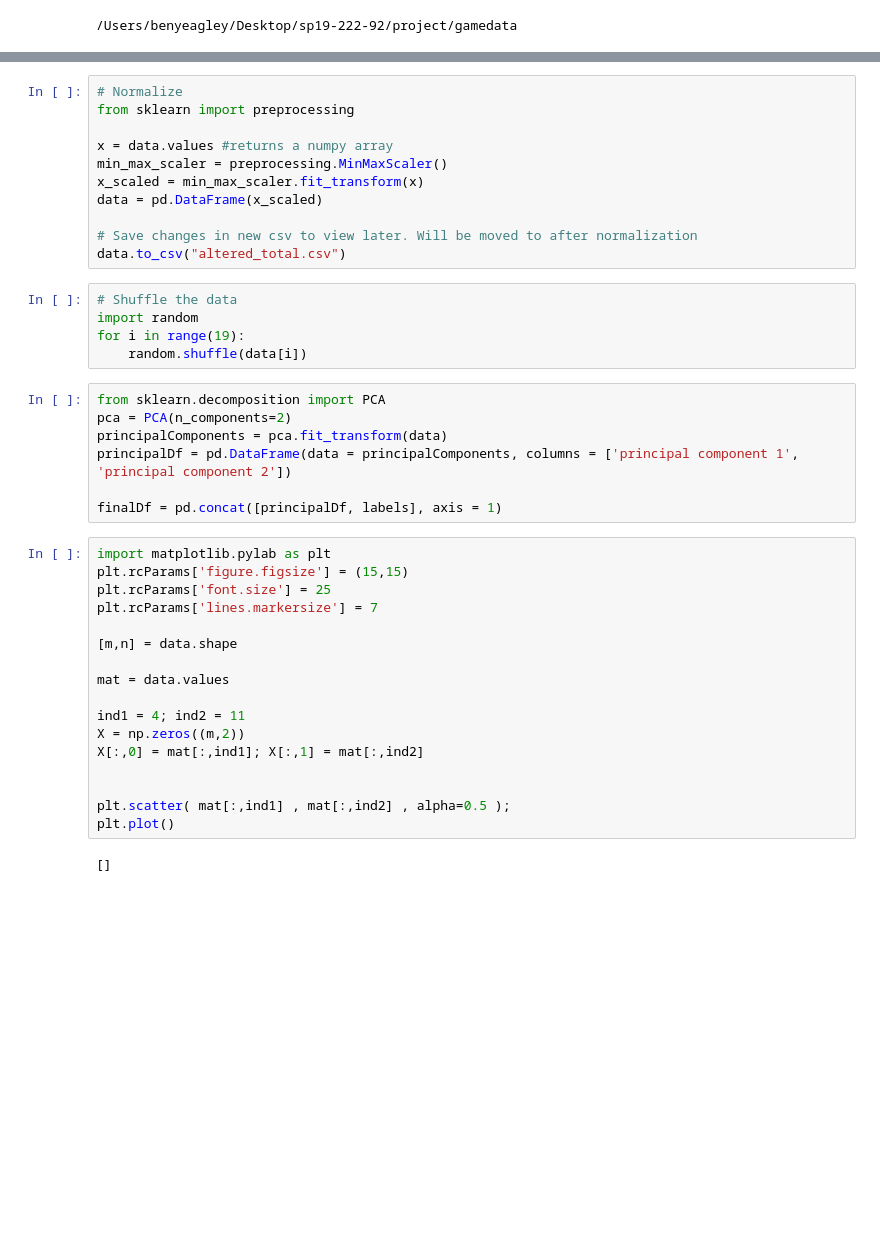
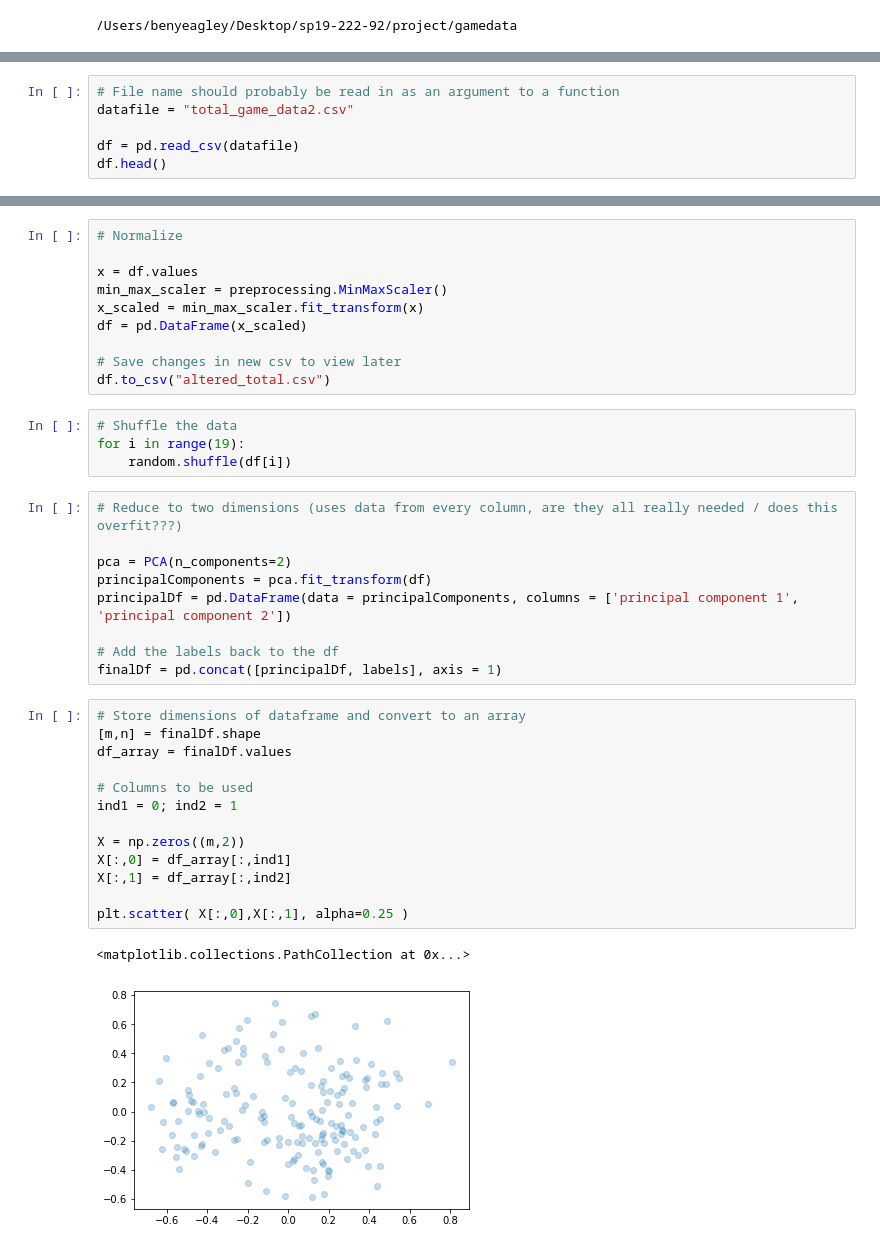
Before and after one commit to cloudmesh-community/sp19-222-92, a Jupyter notebook: project/csv_adjustment.ipynb, the cells around one changed output, grey strips where cells are left out. Saved outputs shown, nothing was run; the diff lists cells and outputs as text; blank space fills up the shorter version.

```diff
--- a/project/csv_adjustment.ipynb
+++ b/project/csv_adjustment.ipynb
@@ -18,0 +21,6 @@ data.head()
+# %%
+# File name should probably be read in as an argument to a function
+datafile = "total_game_data2.csv"
+
+df = pd.read_csv(datafile)
+df.head()
@@ -67,43 +84,40 @@ for index, row in data.iterrows():
 # %%
 # Normalize
-from sklearn import preprocessing
 
-x = data.values #returns a numpy array
+x = df.values
 min_max_scaler = preprocessing.MinMaxScaler()
 x_scaled = min_max_scaler.fit_transform(x)
-data = pd.DataFrame(x_scaled)
+df = pd.DataFrame(x_scaled)
 
-# Save changes in new csv to view later. Will be moved to after normalization
-data.to_csv("altered_total.csv")
+# Save changes in new csv to view later
+df.to_csv("altered_total.csv")
 # %%
 # Shuffle the data
-import random
 for i in range(19):
-    random.shuffle(data[i])
+    random.shuffle(df[i])
 # %%
-from sklearn.decomposition import PCA
+# Reduce to two dimensions (uses data from every column, are they all really needed / does this overfit???)
+
 pca = PCA(n_components=2)
-principalComponents = pca.fit_transform(data)
+principalComponents = pca.fit_transform(df)
 principalDf = pd.DataFrame(data = principalComponents, columns = ['principal component 1', 'principal component 2'])
 
+# Add the labels back to the df
 finalDf = pd.concat([principalDf, labels], axis = 1)
-# %%
-import matplotlib.pylab as plt
-plt.rcParams['figure.figsize'] = (15,15)
-plt.rcParams['font.size'] = 25
-plt.rcParams['lines.markersize'] = 7
-
-[m,n] = data.shape
-
-mat = data.values
-
-ind1 = 4; ind2 = 11
-X = np.zeros((m,2))
-X[:,0] = mat[:,ind1]; X[:,1] = mat[:,ind2]
-
-
-plt.scatter( mat[:,ind1] , mat[:,ind2] , alpha=0.5 );
-plt.plot()
-# %% [output]
-[]
+# %%
+# Store dimensions of dataframe and convert to an array
+[m,n] = finalDf.shape
+df_array = finalDf.values
+
+# Columns to be used
+ind1 = 0; ind2 = 1
+
+X = np.zeros((m,2))
+X[:,0] = df_array[:,ind1]
+X[:,1] = df_array[:,ind2]
+
+plt.scatter( X[:,0],X[:,1], alpha=0.25 )
+# %% [output]
+<matplotlib.collections.PathCollection at 0x...>
+[figure, added]
 # %%
```
Also changed, not shown: parts of 9 cells of this notebook, 1 other file.
